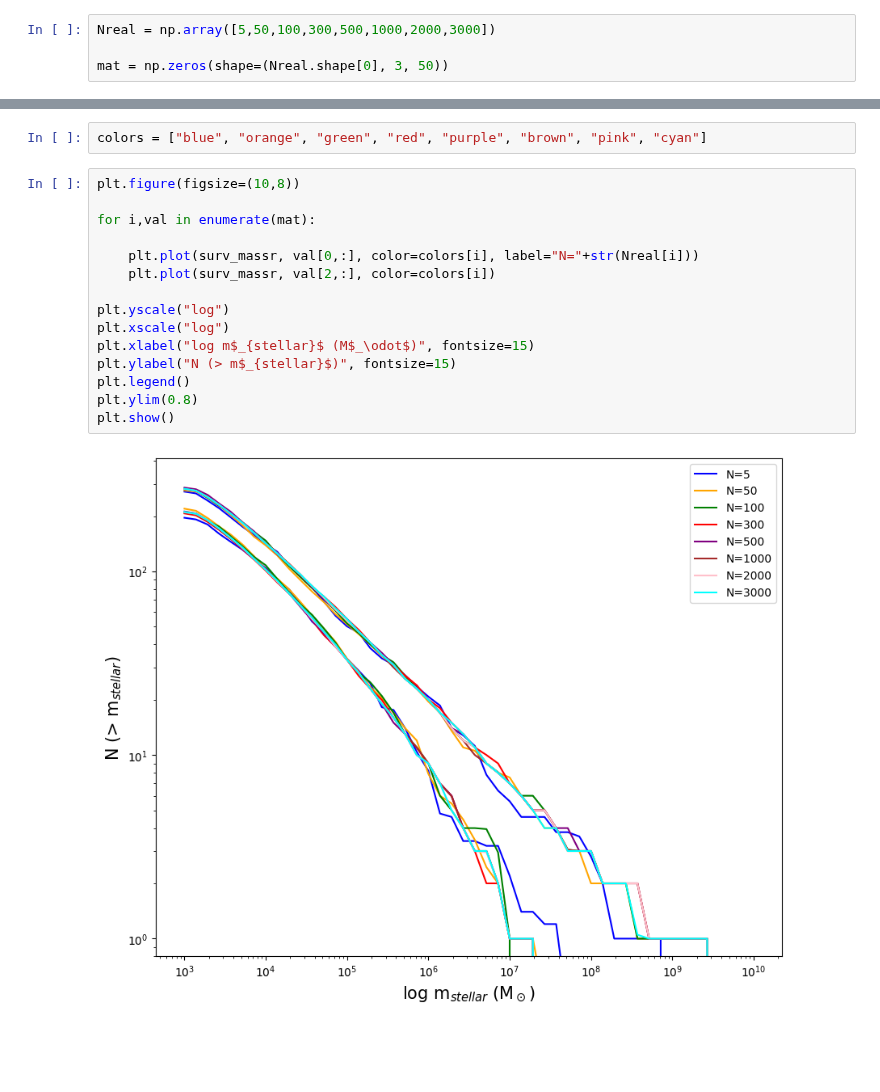
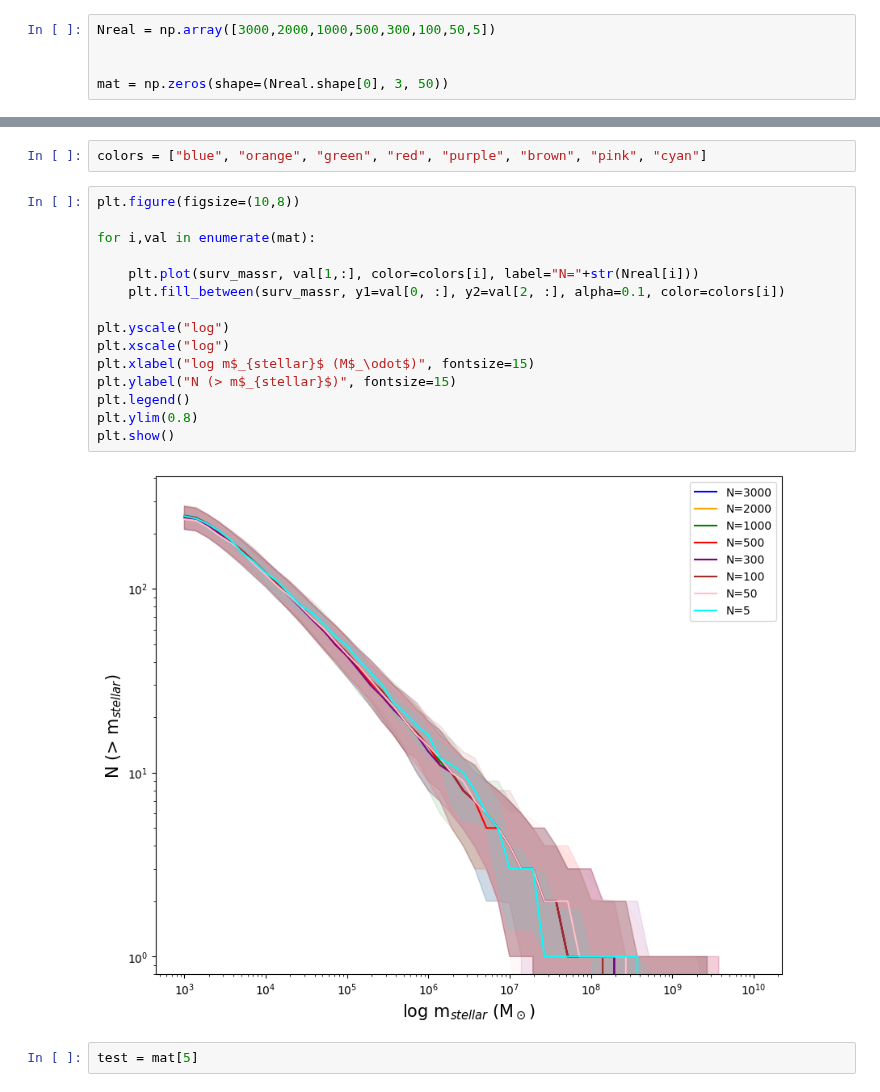
Before and after one commit to jsmonzon/SatGen, a Jupyter notebook: notebooks/N_realizations.ipynb, the cells around one changed output, grey strips where cells are left out. Drawn from its saved outputs; the diff is of its cells as text; blank space fills up the shorter version.

```diff
--- a/notebooks/N_realizations.ipynb
+++ b/notebooks/N_realizations.ipynb
@@ -35,7 +35,8 @@ surv_massr, surv_CSMF = CSMF(Ms) # accreation mass of the surviving halos!
 # %% [output]
 [figure]
 # %%
-Nreal = np.array([5,50,100,300,500,1000,2000,3000])
+Nreal = np.array([3000,2000,1000,500,300,100,50,5])
+
 
 mat = np.zeros(shape=(Nreal.shape[0], 3, 50))
 # %%
@@ -51,17 +52,19 @@ colors = ["blue", "orange", "green", "red", "purple", "brown", "pink", "cyan"]
 # %%
 plt.figure(figsize=(10,8))
 
 for i,val in enumerate(mat):
 
-    plt.plot(surv_massr, val[0,:], color=colors[i], label="N="+str(Nreal[i]))
-    plt.plot(surv_massr, val[2,:], color=colors[i])
+    plt.plot(surv_massr, val[1,:], color=colors[i], label="N="+str(Nreal[i]))
+    plt.fill_between(surv_massr, y1=val[0, :], y2=val[2, :], alpha=0.1, color=colors[i])
 
 plt.yscale("log")
 plt.xscale("log")
 plt.xlabel("log m$_{stellar}$ (M$_\odot$)", fontsize=15)
 plt.ylabel("N (> m$_{stellar}$)", fontsize=15)
 plt.legend()
 plt.ylim(0.8)
 plt.show()
 # %% [output]
-[figure, old version]
+[figure, new version]
+# %%
+test = mat[5]
```
Also changed, not shown: parts of 3 cells of this notebook, 7 other files.
